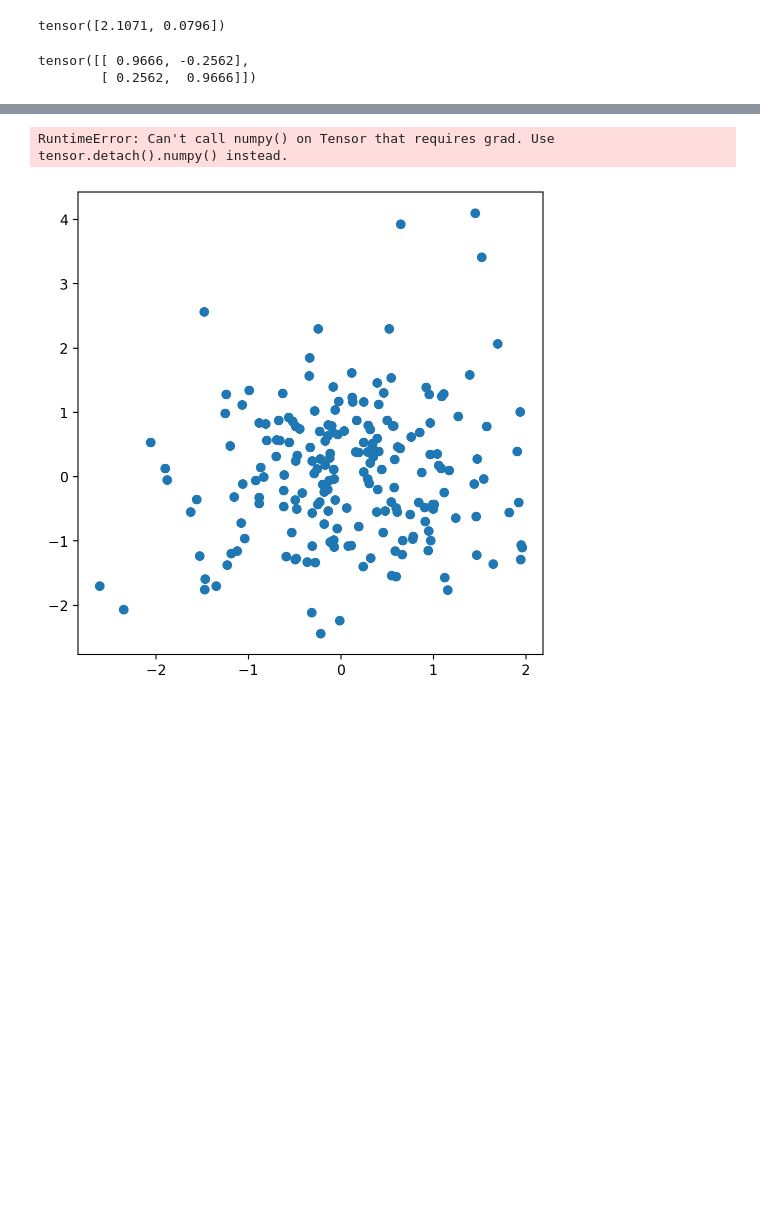
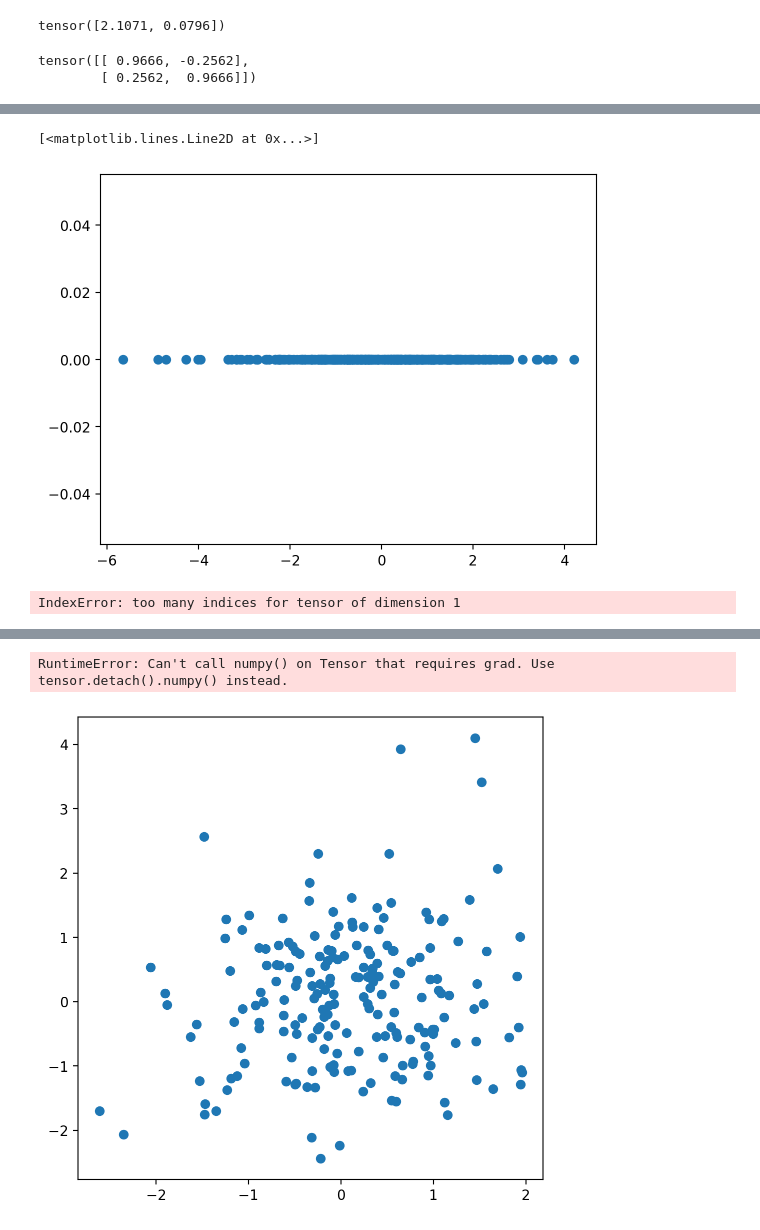
Before and after one commit to nipunbatra/ml-teaching, a Jupyter notebook: notebooks/pca.ipynb, the cells around one changed output, grey strips where cells are left out. Saved outputs shown, nothing was run; the diff lists cells and outputs as text; code cells hidden in the pictures; blank space fills up the shorter version.

```diff
--- a/notebooks/pca.ipynb
+++ b/notebooks/pca.ipynb
@@ -63,0 +71,11 @@ plt.quiver(0, 0, eigenvectors[0, 1], eigenvectors[1, 1], scale=eigenvalues[1].sq
+# %%
+plt.plot(Z, torch.zeros_like(Z), 'o')
+# %% [output]
+[<matplotlib.lines.Line2D at 0x...>]
+[figure, added]
+# %%
+# Step 4: Sort eigenvectors based on eigenvalues
+sorted_indices = torch.argsort(eigenvalues[:, 0], descending=True)
+sorted_eigenvectors = eigenvectors[:, sorted_indices]
+# %% [output]
+IndexError: too many indices for tensor of dimension 1
```
Also changed, not shown: parts of 40 cells of this notebook.
